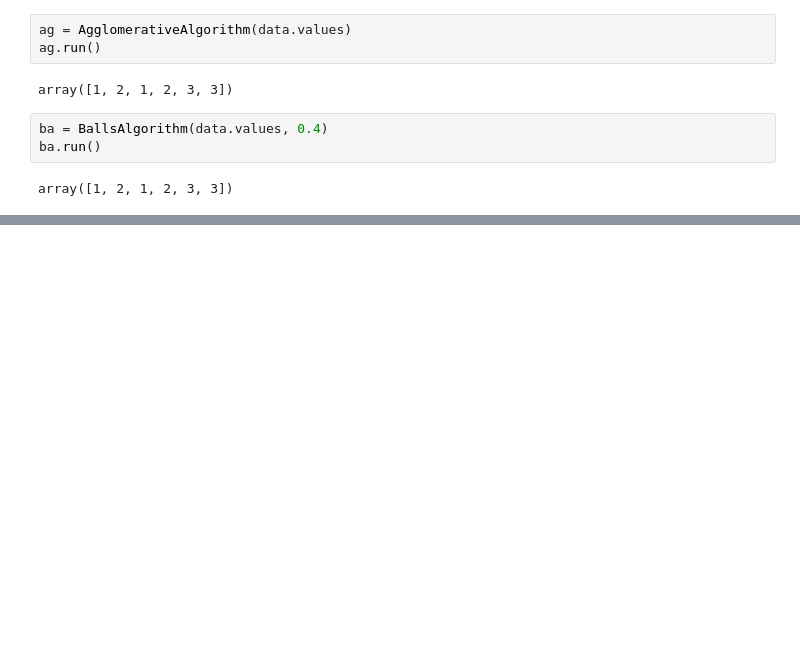
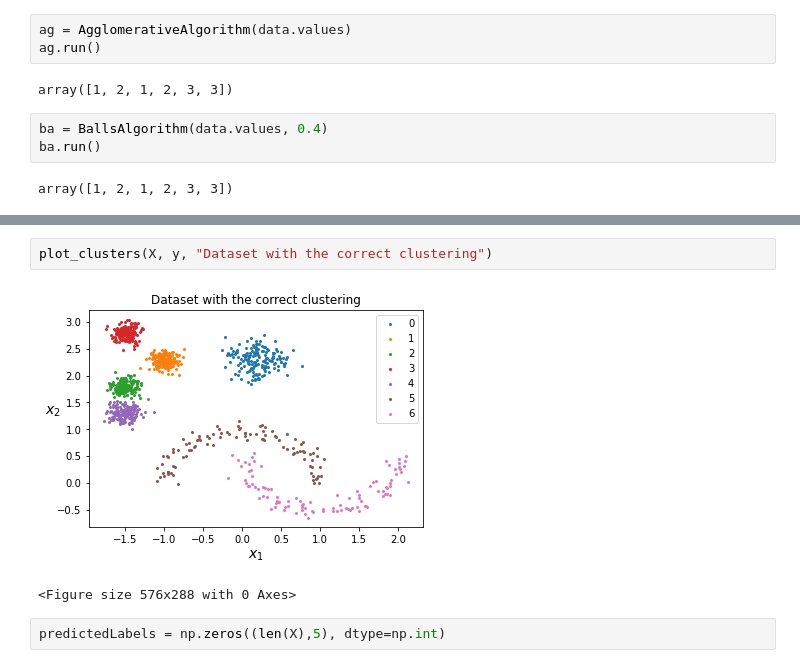
Before and after one commit to GatienBouyssou/CaseStudyExp, a Jupyter notebook: ImprovingClusteringRobustness.ipynb, the cells around one changed output, grey strips where cells are left out. Saved outputs shown, nothing was run; the diff lists cells and outputs as text; blank space fills up the shorter version.

```diff
--- a/ImprovingClusteringRobustness.ipynb
+++ b/ImprovingClusteringRobustness.ipynb
@@ -37,0 +242,7 @@ ls = LocalSearch(data.values)
+# %%
+plot_clusters(X, y, "Dataset with the correct clustering")
+# %% [output]
+[figure, added]
+<Figure size 576x288 with 0 Axes>
+# %%
+predictedLabels = np.zeros((len(X),5), dtype=np.int)
```
Also changed, not shown: parts of 38 cells of this notebook, 3 other files.
